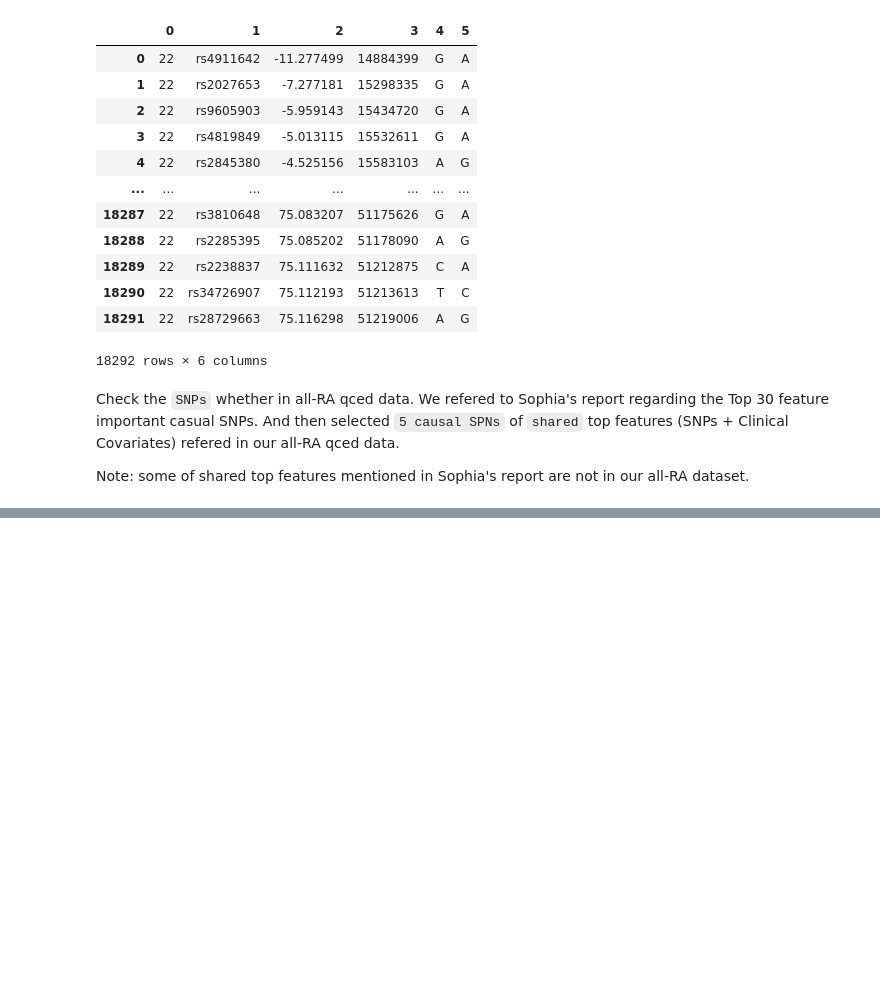
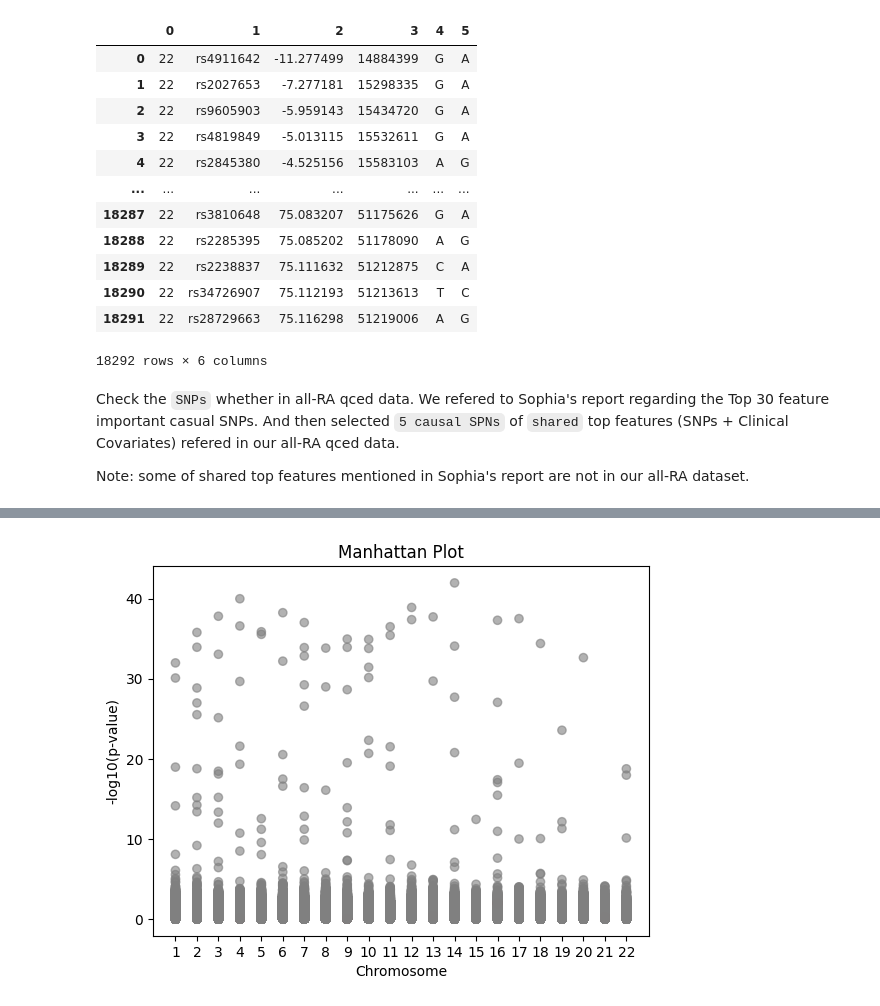
Before and after one commit to Yiqing-Zhu2000/RA_Project, a Jupyter notebook: RA_response_PRS.ipynb, the cells around one changed output, grey strips where cells are left out. Drawn from its saved outputs; the diff is of its cells as text; code cells hidden in the pictures; blank space fills up the shorter version.

```diff
--- a/RA_response_PRS.ipynb
+++ b/RA_response_PRS.ipynb
@@ -761,0 +861,36 @@ Note: We already checked the chromosome in All_RA data, <code>only chr 1-22 </co
+# %%
+# Draw the Manhattan plot regarding to the chromosome and
+import matplotlib.pyplot as plt
+ALL_RA_logP = pd.read_csv("Toy_example_expr/ALL_RA_logP.csv", sep="\t")
+# ALL_RA_logP['scalePos'] = ALL_RA_logP['POS'].apply(lambda x: np.log10(x))
+grouped_data = ALL_RA_logP.groupby('CHR')
+
+fig, ax = plt.subplots()
+
+x_ticks = []  # Stores the x-axis tick positions
+x_labels = []  # Stores the x-axis tick labels
+# for chromosome, group in grouped_data:
+#     x = group['scalePos']
+#     y = group['Neg_log10P']
+
+#     ax.scatter(x, y, alpha=0.6, label = chromosome)
+candidates_SNP = ['rs2281460','rs7785602','rs7259731','rs7012981','rs9559570','rs4811072','rs539959','rs2408366','rs4895986','rs4853363']
+for i, (chromosome, group) in enumerate(grouped_data, start=1):
+    x = [i] * len(group)  # Use the index i as the x-axis position for each chromosome
+    y = group['Neg_log10P']
+    colors = ['red' if snp_id in ['rs4689152', 'rs11795051', 'rs9796234', 'rs11075875', 'rs2824310'] else 'gray' for snp_id in group['SNP']]
+
+
+    ax.scatter(x, y, alpha=0.6, c=colors)
+    x_ticks.append(i)
+    x_labels.append(chromosome)
+
+# ax.axhline(-np.log10(0.05), color='black', linestyle='--', label='Significance Threshold')
+ax.set_xticks(x_ticks)
+ax.set_xticklabels(x_labels)  #, rotation=90
+ax.set_xlabel('Chromosome')
+ax.set_ylabel('-log10(p-value)')
+ax.set_title('Manhattan Plot')
+plt.show()
+# %% [output]
+[figure, added]
```
Also changed, not shown: parts of 7 cells of this notebook.
